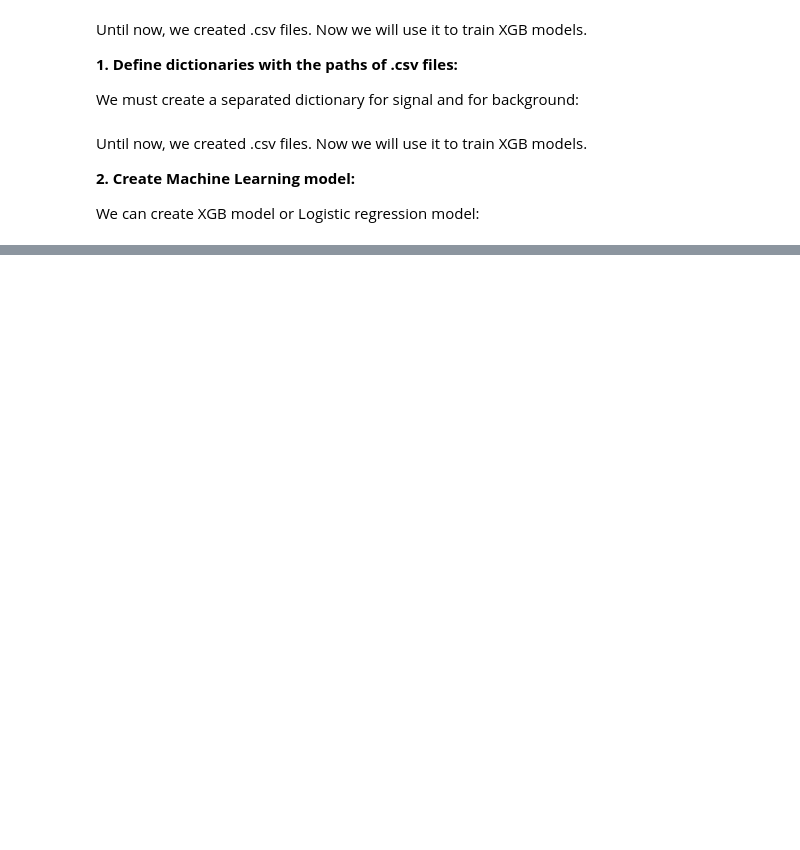
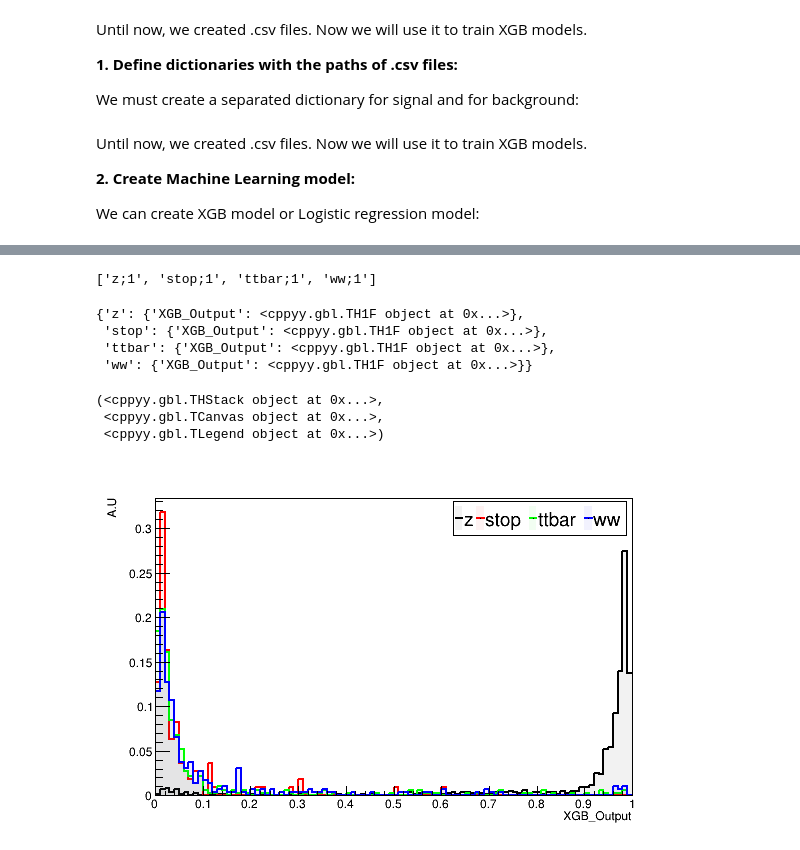
Before and after one commit to Joacop16/Phenomenology_Uniandes_Framework, a Jupyter notebook: tutorials/3_Machine_Learning.ipynb, the cells around one changed output, grey strips where cells are left out. Cells and saved outputs as stored; diff of their text form; code cells hidden in the pictures; blank space fills up the shorter version.

```diff
--- a/tutorials/3_Machine_Learning.ipynb
+++ b/tutorials/3_Machine_Learning.ipynb
@@ -54,0 +304,4 @@ XGB_model = XGB_Classifier(ncpu = nucleos_cpu,
+# %%
+uproot.open('Histograms/Histograms_ML_model.root').keys()
+# %% [output]
+['z;1', 'stop;1', 'ttbar;1', 'ww;1']
@@ -54,0 +312,18 @@ XGB_model = XGB_Classifier(ncpu = nucleos_cpu,
+# %%
+Histos_to_plot = {}
+for key in ['z', 'stop', 'ttbar', 'ww']:
+    Histos_to_plot[key] = {'XGB_Output': root_analysis.read_root_file('Histograms/Histograms_ML_model.root', expected_keys=[key])[key]}
+# %%
+Histos_to_plot
+# %% [output]
+{'z': {'XGB_Output': <cppyy.gbl.TH1F object at 0x...>},
+ 'stop': {'XGB_Output': <cppyy.gbl.TH1F object at 0x...>},
+ 'ttbar': {'XGB_Output': <cppyy.gbl.TH1F object at 0x...>},
+ 'ww': {'XGB_Output': <cppyy.gbl.TH1F object at 0x...>}}
+# %%
+root_analysis.overlap_histos(kinematic_variable= 'XGB_Output', dict_histos= Histos_to_plot)
+# %% [output]
+(<cppyy.gbl.THStack object at 0x...>,
+ <cppyy.gbl.TCanvas object at 0x...>,
+ <cppyy.gbl.TLegend object at 0x...>)
+[figure, added]
```
Also changed, not shown: parts of 36 cells of this notebook, 2 other files.
